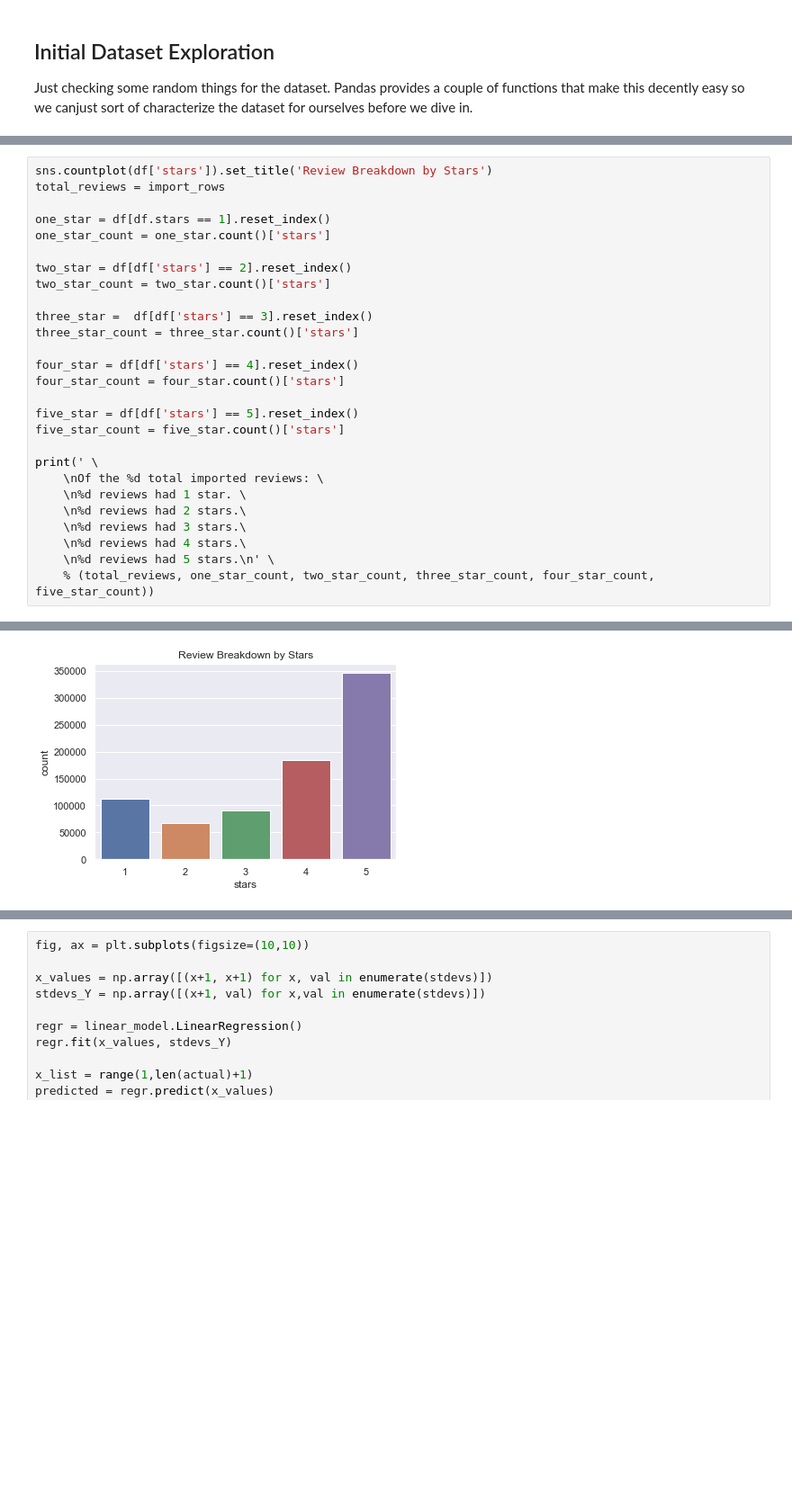
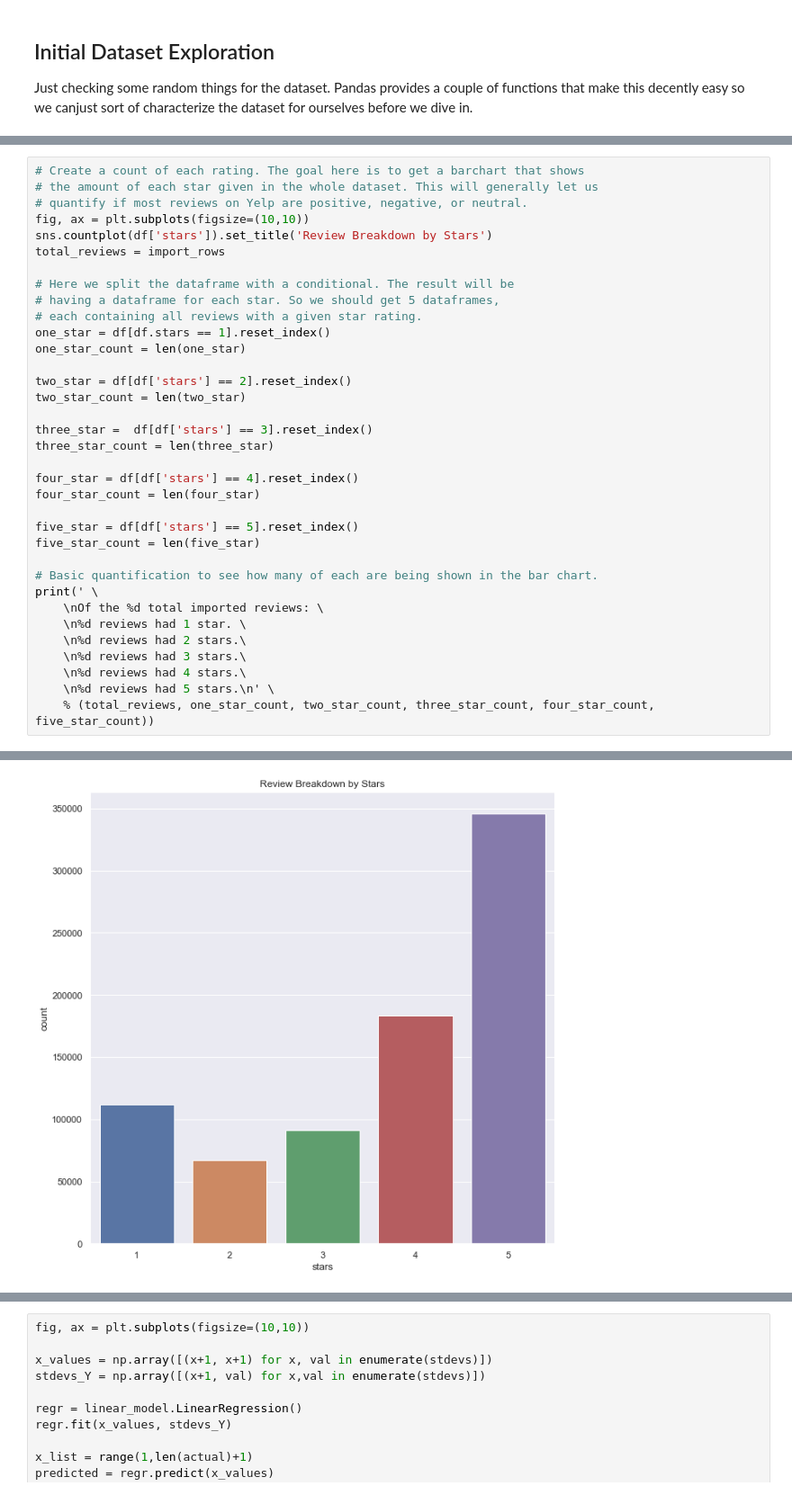
Before and after one commit to mickey-is-codin/data-science, a Jupyter notebook: Kaggle/Yelp/YelpReviewsExploratoryAnalysis.ipynb, the cells around one changed output, grey strips where cells are left out. Shown at 90% size. Drawn from its saved outputs; the diff is of its cells as text; blank space fills up the shorter version.

```diff
--- a/Kaggle/Yelp/YelpReviewsExploratoryAnalysis.ipynb
+++ b/Kaggle/Yelp/YelpReviewsExploratoryAnalysis.ipynb
@@ -88,35 +115,43 @@ df['word_count'] = df['text'].str.count(' ') + 1
 # %%
+# Create a count of each rating. The goal here is to get a barchart that shows
+# the amount of each star given in the whole dataset. This will generally let us
+# quantify if most reviews on Yelp are positive, negative, or neutral.
+fig, ax = plt.subplots(figsize=(10,10))
 sns.countplot(df['stars']).set_title('Review Breakdown by Stars')
 total_reviews = import_rows
 
+# Here we split the dataframe with a conditional. The result will be
+# having a dataframe for each star. So we should get 5 dataframes,
+# each containing all reviews with a given star rating.
 one_star = df[df.stars == 1].reset_index()
-one_star_count = one_star.count()['stars']
+one_star_count = len(one_star)
 
 two_star = df[df['stars'] == 2].reset_index()
-two_star_count = two_star.count()['stars']
+two_star_count = len(two_star)
 
 three_star =  df[df['stars'] == 3].reset_index()
-three_star_count = three_star.count()['stars']
+three_star_count = len(three_star)
 
 four_star = df[df['stars'] == 4].reset_index()
-four_star_count = four_star.count()['stars']
+four_star_count = len(four_star)
 
 five_star = df[df['stars'] == 5].reset_index()
-five_star_count = five_star.count()['stars']
+five_star_count = len(five_star)
 
+# Basic quantification to see how many of each are being shown in the bar chart.
 print(' \
     \nOf the %d total imported reviews: \
     \n%d reviews had 1 star. \
     \n%d reviews had 2 stars.\
     \n%d reviews had 3 stars.\
     \n%d reviews had 4 stars.\
     \n%d reviews had 5 stars.\n' \
     % (total_reviews, one_star_count, two_star_count, three_star_count, four_star_count, five_star_count))
 # %% [output]
 Of the 800000 total imported reviews:
 111828 reviews had 1 star.
 67017 reviews had 2 stars.
 91395 reviews had 3 stars.
 183642 reviews had 4 stars.
 346118 reviews had 5 stars.
-[figure, old version]
+[figure, new version]
```
Also changed, not shown: parts of 33 cells of this notebook.
